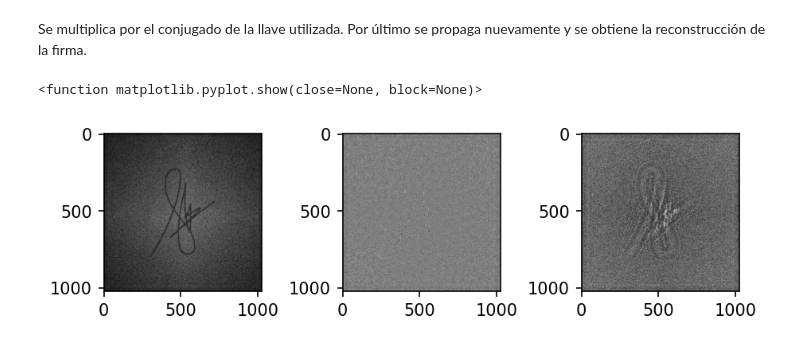
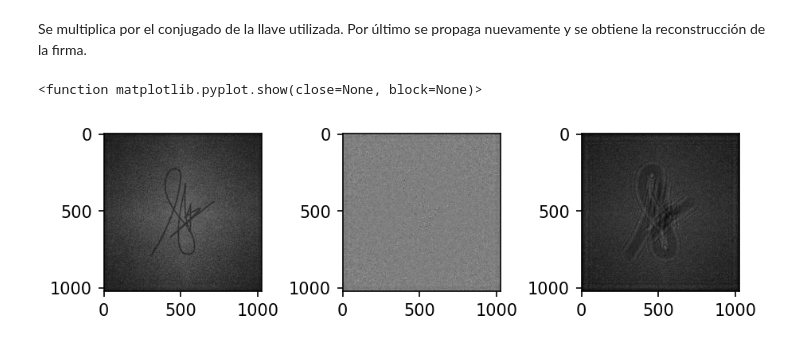
Before and after one commit to jcromeroru/Proyecto, a Jupyter notebook: Encript.ipynb, the cells around one changed output. Saved outputs shown, nothing was run; the diff lists cells and outputs as text; code cells hidden in the pictures.

```diff
--- a/Encript.ipynb
+++ b/Encript.ipynb
@@ -149,17 +151,17 @@ Se multiplica por el conjugado de la llave utilizada. Por último se propaga nue
 # %%
 Dec=z3*np.conjugate(Key)
 
 z4=prop(Dec,-60*cm,k0,dx)
 fig, (ax1, ax2, ax3) = plt.subplots(1, 3,constrained_layout=True,dpi=150)
 ax1 = plt.subplot(1,3,1)
 ax1.imshow(np.abs(z4), cmap='gray')
 
 ax2 = plt.subplot(1,3,2)
 ax2.imshow(np.angle(z4), cmap='gray')
 
 ax3 = plt.subplot(1,3,3)
-ax3.imshow(np.angle(Dec), cmap='gray')
+ax3.imshow(np.abs(Dec), cmap='gray')
 plt.show
 # %% [output]
 <function matplotlib.pyplot.show(close=None, block=None)>
-[figure, old version]
+[figure, new version]
```
Also changed, not shown: parts of 5 cells of this notebook.
